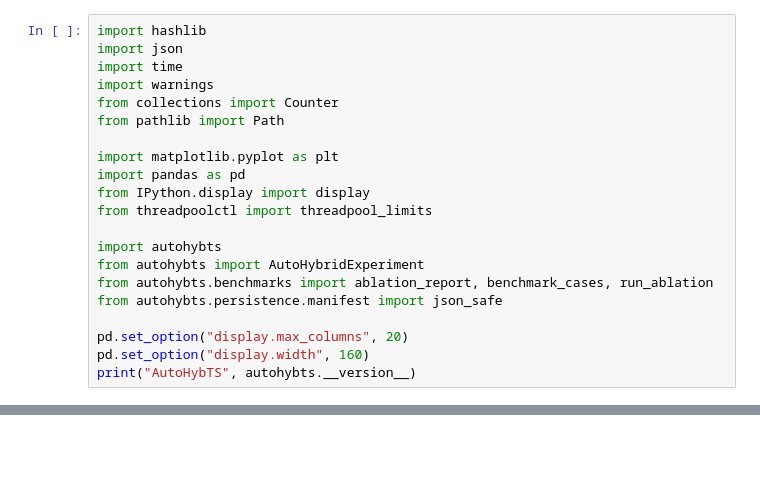
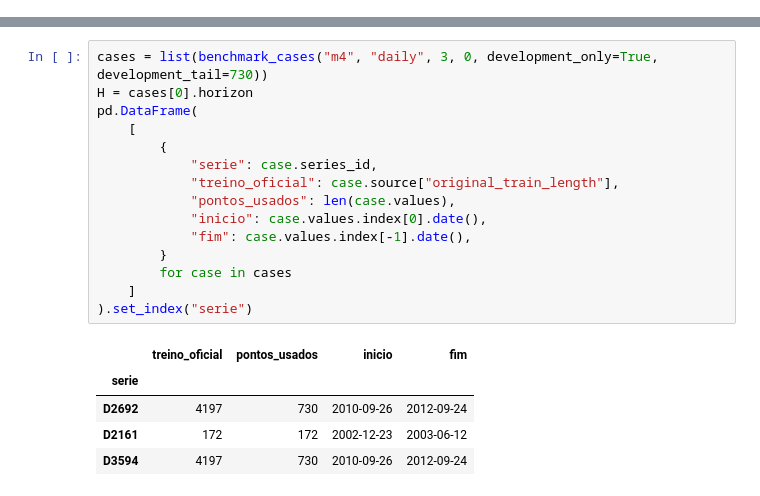
Before and after one commit to autohybts-lib/AutoHybTS, a Jupyter notebook: notebooks/22_m4_development_pilot.ipynb, the cells around one changed output, grey strips where cells are left out. Drawn from its saved outputs; the diff is of its cells as text; blank space fills up the shorter version.

```diff
--- a/notebooks/22_m4_development_pilot.ipynb
+++ b/notebooks/22_m4_development_pilot.ipynb
@@ -7,21 +0,0 @@ O projeto trabalha somente com o **treino oficial**. Um bloco final desse histó
-# %%
-import hashlib
-import json
-import time
-import warnings
-from collections import Counter
-from pathlib import Path
-
-import matplotlib.pyplot as plt
-import pandas as pd
-from IPython.display import display
-from threadpoolctl import threadpool_limits
-
-import autohybts
-from autohybts import AutoHybridExperiment
-from autohybts.benchmarks import ablation_report, benchmark_cases, run_ablation
-from autohybts.persistence.manifest import json_safe
-
-pd.set_option("display.max_columns", 20)
-pd.set_option("display.width", 160)
-print("AutoHybTS", autohybts.__version__)
@@ -410,0 +26,21 @@ Output: artifacts/m4-development-project
+# %%
+cases = list(benchmark_cases("m4", "daily", 3, 0, development_only=True, development_tail=730))
+H = cases[0].horizon
+pd.DataFrame(
+    [
+        {
+            "serie": case.series_id,
+            "treino_oficial": case.source["original_train_length"],
+            "pontos_usados": len(case.values),
+            "inicio": case.values.index[0].date(),
+            "fim": case.values.index[-1].date(),
+        }
+        for case in cases
+    ]
+).set_index("serie")
+# %% [output]
+|  | treino_oficial | pontos_usados | inicio | fim |
+| serie |  |  |  |  |
+| D2692 | 4197 | 730 | 2010-09-26 | 2012-09-24 |
+| D2161 | 172 | 172 | 2002-12-23 | 2003-06-12 |
+| D3594 | 4197 | 730 | 2010-09-26 | 2012-09-24 |
```
Also changed, not shown: parts of 36 cells of this notebook, 9 other files.
